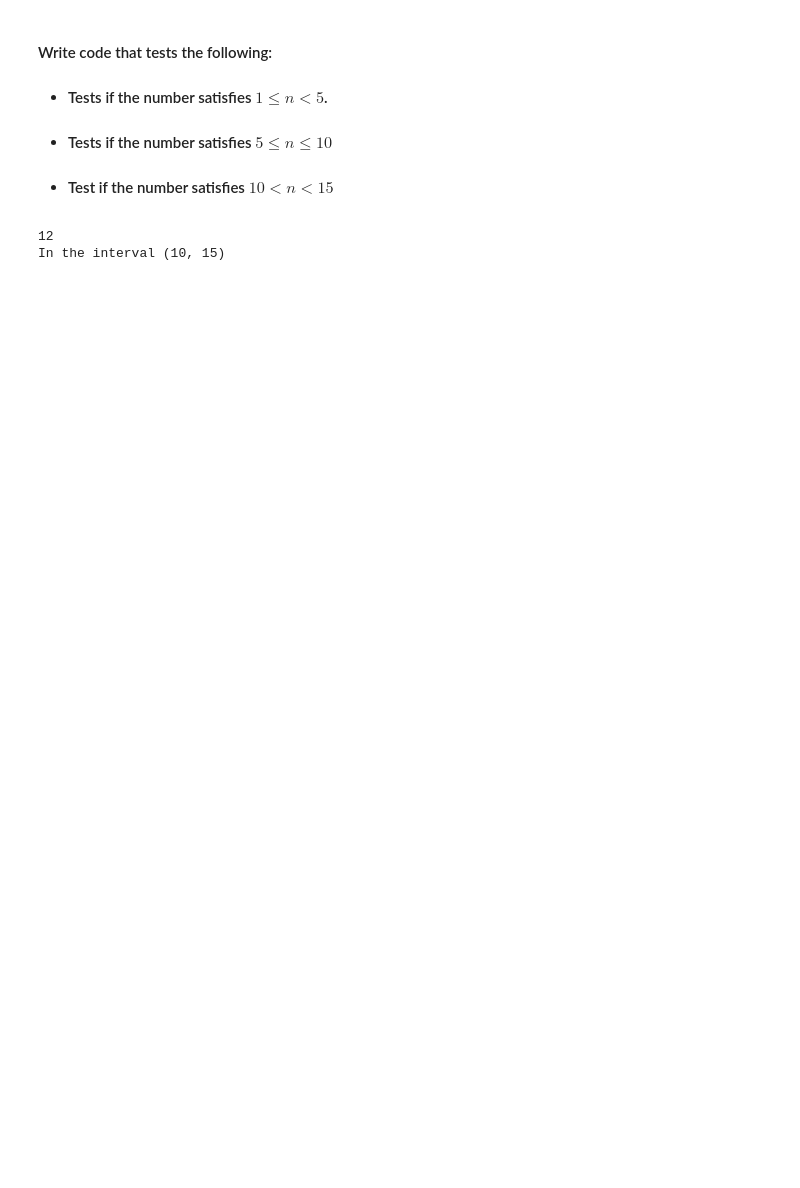
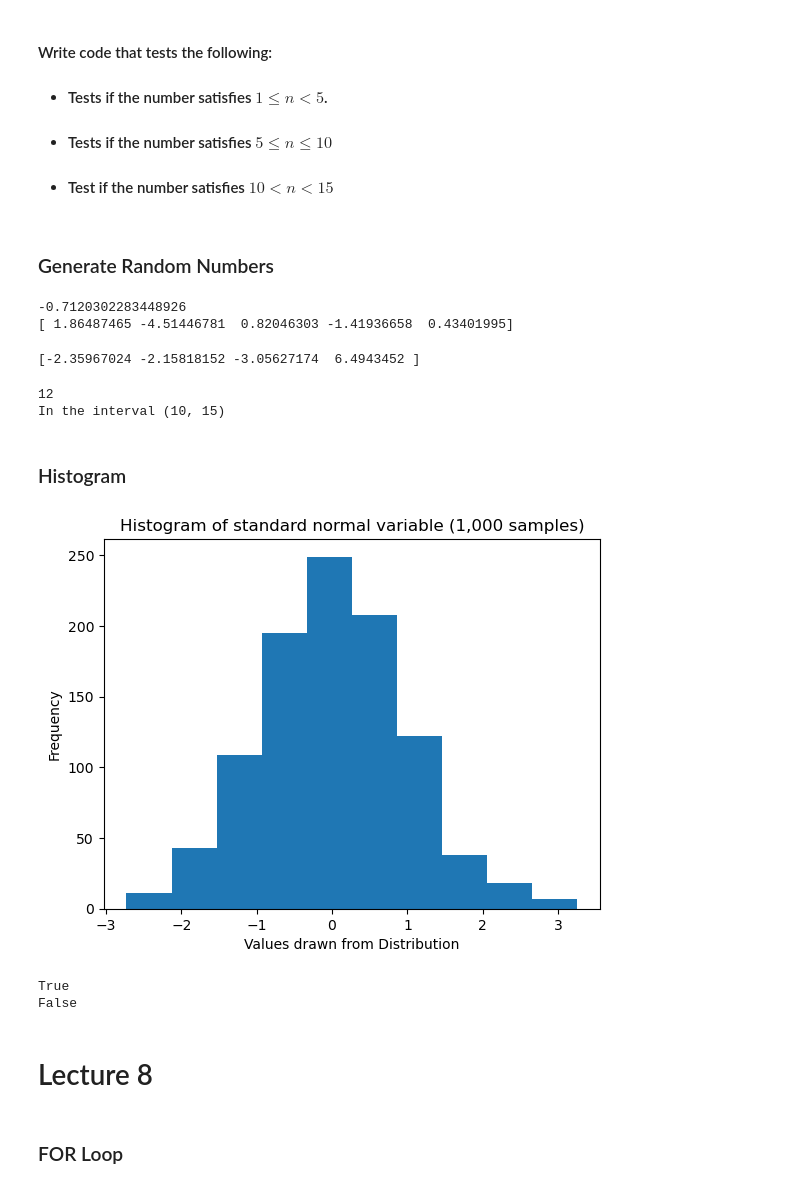
Before and after one commit to michelle1002/datasci151spring2026, a Jupyter notebook: Lectures1-8/MasterDocument (1-8).ipynb, the cells around one changed output. Drawn from its saved outputs; the diff is of its cells as text; code cells hidden in the pictures; blank space fills up the shorter version.

```diff
--- a/Lectures1-8/MasterDocument (1-8).ipynb
+++ b/Lectures1-8/MasterDocument (1-8).ipynb
@@ -605,6 +657,24 @@ print(my_list)
 - #### Tests if the number satisfies $5 \leq n \leq 10$
 
 - #### Test if the number satisfies $10 < n < 15$
+# %% [markdown]
+### Generate Random Numbers
+# %%
+normal_sample = np.random.normal() #mean = 0 , std = 1
+print(normal_sample)
+
+# generate 5 samples from a normal distribution with standard deviation = 2.4, and mean = -1
+five_samples = np.random.normal(loc = -1, scale = 2.4, size = 5)
+print(five_samples)
+# %% [output]
+-0.7120302283448926
+[ 1.86487465 -4.51446781  0.82046303 -1.41936658  0.43401995]
+# %%
+# Same numbers every time
+np.random.seed(3497)
+print(np.random.normal(loc = 0.5, scale = 3, size = 4))
+# %% [output]
+[-2.35967024 -2.15818152 -3.05627174  6.4943452 ]
 # %%
 import random
 
@@ -627,3 +697,36 @@ elif 10 < random_int < 15:
 # %% [output]
 12
 In the interval (10, 15)
+# %% [markdown]
+### Histogram
+# %%
+np.random.seed(1989)
+
+
+sample_size = 1000
+
+standard_normal_samples = np.random.normal(size = sample_size)
+
+plt.hist(x = standard_normal_samples)
+plt.xlabel("Values drawn from Distribution")
+plt.ylabel("Frequency")
+plt.title("Histogram of standard normal variable (1,000 samples)")
+plt.show()
+# %% [output]
+[figure, added]
+# %%
+# x = y ???
+x = 0.1 + 0.1 + 0.1
+y = 0.3
+
+tolerance = 10**(-12)
+
+print(abs(x - y) < tolerance)
+print(x == y) #False because binary shit
+# %% [output]
+True
+False
+# %% [markdown]
+# Lecture 8
+# %% [markdown]
+### FOR Loop
```
Also changed, not shown: parts of 31 cells of this notebook, 2 other files.
